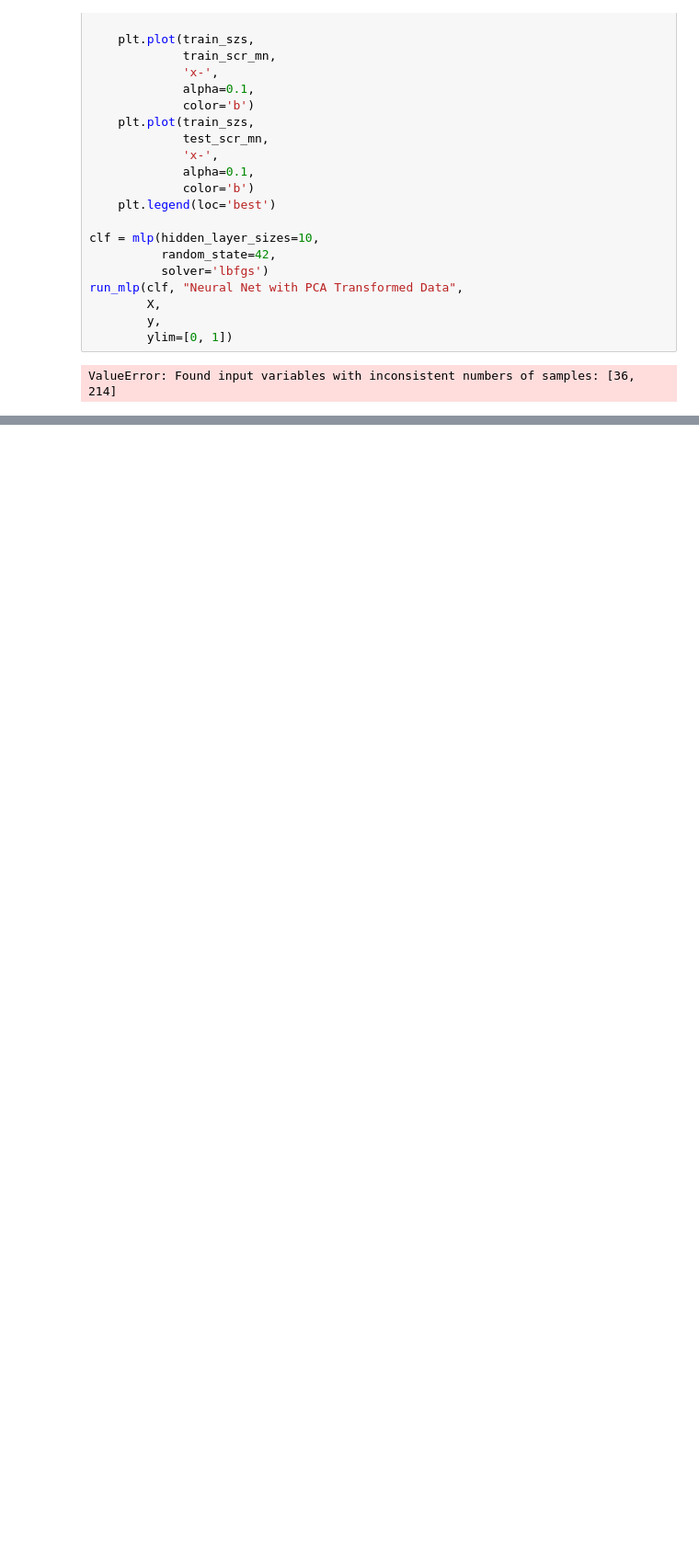
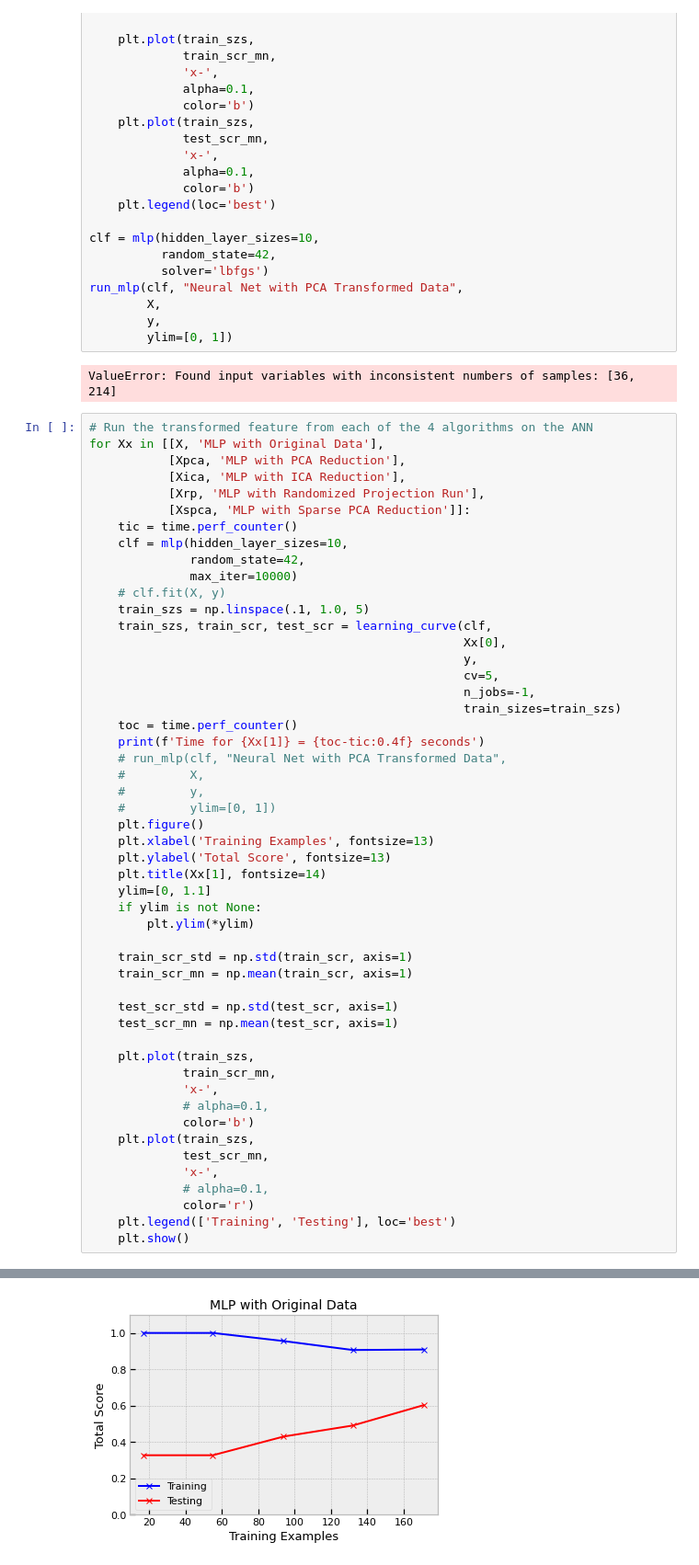
Before and after one commit to TrellixVulnTeam/Unsupervised_Learning_HFI7, a Jupyter notebook: unsuper_glass.ipynb, the cells around one changed output, grey strips where cells are left out. Shown at 92% size. Cells and saved outputs as stored; diff of their text form; blank space fills up the shorter version.

Commit message:
Mostly complete code except for last clustering algorithm.

```diff
--- a/unsuper_phishing.ipynb
+++ b/unsuper_glass.ipynb
@@ -703,3 +795,55 @@ run_mlp(clf, "Neural Net with PCA Transformed Data",
         ylim=[0, 1])
 # %% [output]
 ValueError: Found input variables with inconsistent numbers of samples: [36, 214]
+# %%
+# Run the transformed feature from each of the 4 algorithms on the ANN
+for Xx in [[X, 'MLP with Original Data'],
+           [Xpca, 'MLP with PCA Reduction'],
+           [Xica, 'MLP with ICA Reduction'],
+           [Xrp, 'MLP with Randomized Projection Run'],
+           [Xspca, 'MLP with Sparse PCA Reduction']]:
+    tic = time.perf_counter()
+    clf = mlp(hidden_layer_sizes=10,
+              random_state=42,
+              max_iter=10000)
+    # clf.fit(X, y)
+    train_szs = np.linspace(.1, 1.0, 5)
+    train_szs, train_scr, test_scr = learning_curve(clf,
+                                                    Xx[0],
+                                                    y,
+                                                    cv=5,
+                                                    n_jobs=-1,
+                                                    train_sizes=train_szs)
+    toc = time.perf_counter()
+    print(f'Time for {Xx[1]} = {toc-tic:0.4f} seconds')
+    # run_mlp(clf, "Neural Net with PCA Transformed Data",
+    #         X,
+    #         y,
+    #         ylim=[0, 1])
+    plt.figure()
+    plt.xlabel('Training Examples', fontsize=13)
+    plt.ylabel('Total Score', fontsize=13)
+    plt.title(Xx[1], fontsize=14)
+    ylim=[0, 1.1]
+    if ylim is not None:
+        plt.ylim(*ylim)
+
+    train_scr_std = np.std(train_scr, axis=1)
+    train_scr_mn = np.mean(train_scr, axis=1)
+
+    test_scr_std = np.std(test_scr, axis=1)
+    test_scr_mn = np.mean(test_scr, axis=1)
+
+    plt.plot(train_szs,
+             train_scr_mn,
+             'x-',
+             # alpha=0.1,
+             color='b')
+    plt.plot(train_szs,
+             test_scr_mn,
+             'x-',
+             # alpha=0.1,
+             color='r')
+    plt.legend(['Training', 'Testing'], loc='best')
+    plt.show()
+# %% [output]
@@ -705,0 +855 @@ ValueError: Found input variables with inconsistent numbers of samples: [36, 214
+[figure, added]
```
Also changed, not shown: parts of 12 cells of this notebook, 1 other file.
